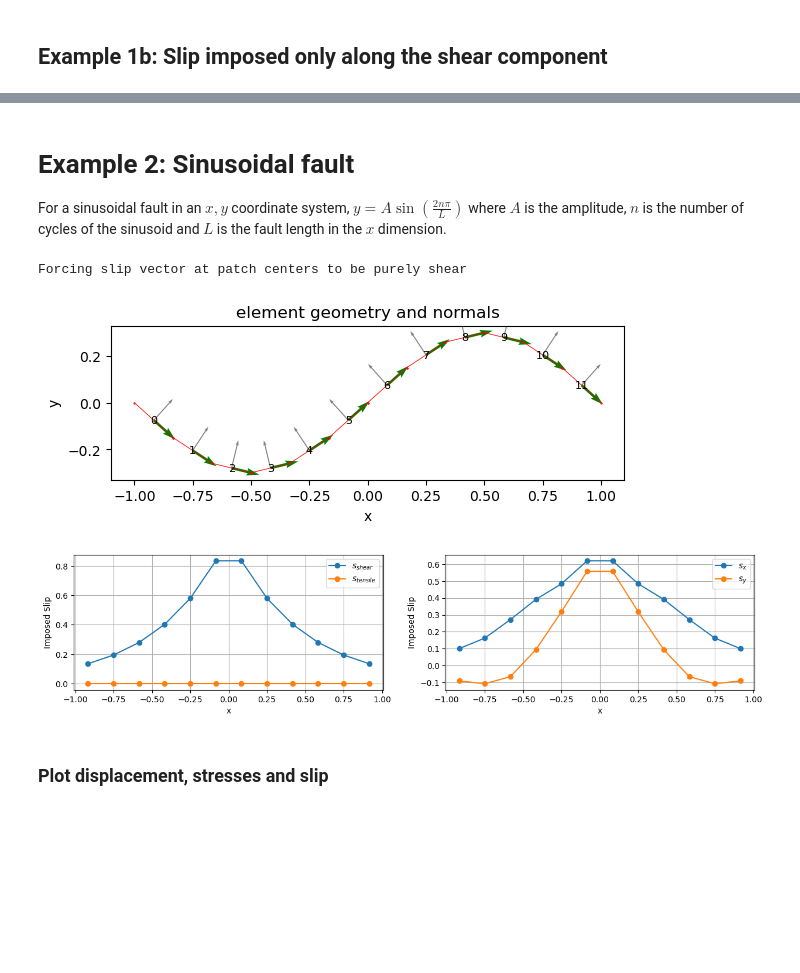
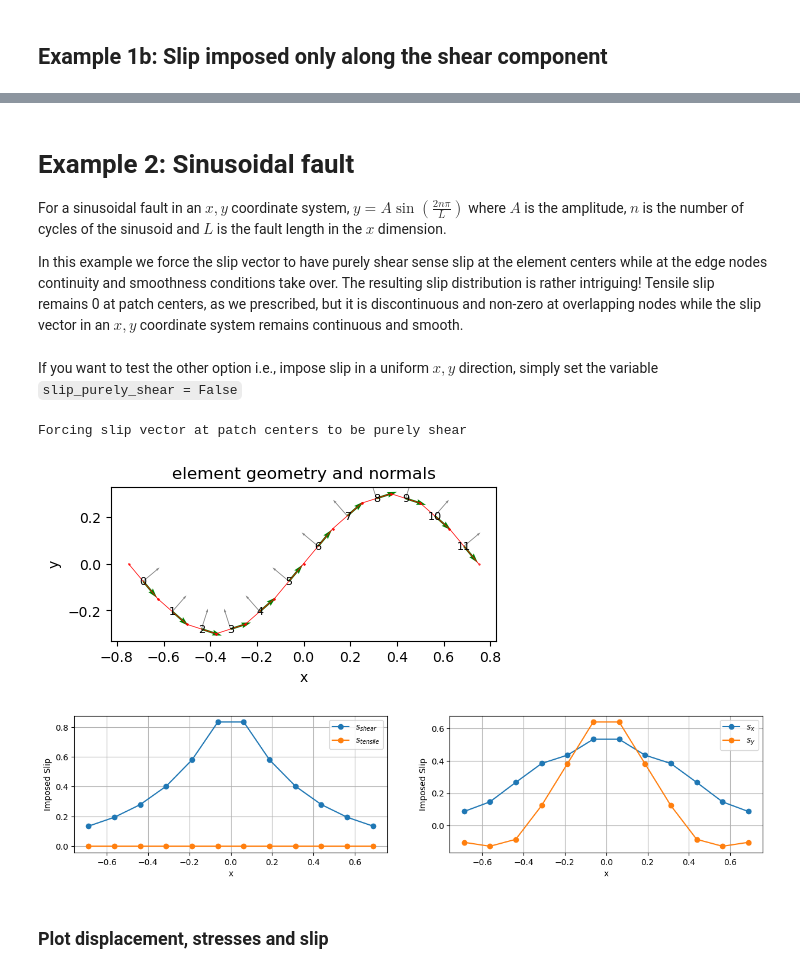
Before and after one commit to mallickrishg/bemcs, a Jupyter notebook: examples/examples_1_nonplanarfaults.ipynb, the cells around one changed output, grey strips where cells are left out. Saved outputs shown, nothing was run; the diff lists cells and outputs as text; code cells hidden in the pictures; blank space fills up the shorter version.

Commit message:
made example 1 easier to read

```diff
--- a/examples/examples_1_nonplanarfaults.ipynb
+++ b/examples/examples_1_nonplanarfaults.ipynb
@@ -292,3 +290,5 @@ plt.show()
 # Example 2: Sinusoidal fault
 
 For a sinusoidal fault in an $x,y$ coordinate system, $y = A\sin\left(\frac{2n\pi}{L}\right)$ where $A$ is the amplitude, $n$ is the number of cycles of the sinusoid and $L$ is the fault length in the $x$ dimension.
+
+In this example we force the slip vector to have purely shear sense slip at the element centers while at the edge nodes continuity and smoothness conditions take over. The resulting slip distribution is rather intriguing! Tensile slip remains 0 at patch centers, as we prescribed, but it is discontinuous and non-zero at overlapping nodes while the slip vector in an $x,y$ coordinate system remains continuous and smooth.
@@ -295,13 +298,13 @@ For a sinusoidal fault in an $x,y$ coordinate system, $y = A\sin\left(\frac{2n\p
+# %% [markdown]
+
+If you want to test the other option i.e., impose slip in a uniform $x,y$ direction, simply set the variable `slip_purely_shear = False`
 # %%
 # use a non-uniform mesh
 n_elements = 12
-L_fault = 2. # fault length in x
+L_fault = 1.5 # fault length in x
 
 # specify amplitude and number of wavelengths for sinusoidal fault geometry
 y_amplitude,lambda_cycles = 0.3,1.
-
-# flag for slip to be purely shear
-slip_purely_shear = True
 
 # sinusoidal y-positions for fault elements
 sorted_xlocs = np.linspace(-L_fault/2 + L_fault/n_elements,L_fault/2-L_fault/n_elements,n_elements-1)
@@ -323,20 +326,26 @@ for i in range(n_elements):
 elements = bemcs.standardize_elements(elements)
 
 # slip imposed at central nodes of each patch (these are in x,y coordinates)
-slip_vector_s = np.exp(-np.abs(np.linspace(-1,1,n_elements))/2/(0.5**2))
-slip_vector_n = np.zeros_like(slip_vector_s)
-slip_vector_x = np.zeros_like(slip_vector_s)
-slip_vector_y = np.zeros_like(slip_vector_s)
+slip_values = np.exp(-np.abs(np.linspace(-1,1,n_elements))/2/(0.5**2))
+slip_vector_x = np.zeros_like(slip_values)
+slip_vector_y = np.zeros_like(slip_values)
+slip_vector_s = np.zeros_like(slip_values)
+slip_vector_n = np.zeros_like(slip_values)
 
 # force slip vector to be purely shear (s_n = 0)
 if slip_purely_shear==True:
+    slip_vector_s = slip_values
+    slip_vector_n = np.zeros_like(slip_vector_s)
     slip_vector = np.vstack((slip_vector_s,slip_vector_n)).T
     print("Forcing slip vector at patch centers to be purely shear")
     for i in range(len(elements)):
         slip_vector_x[i],slip_vector_y[i] = slip_vector[i,:]@elements[i]["inverse_rotation_matrix"]
 else:
-    slip_vector_x = slip_vector_s
-    slip_vector_y = slip_vector_n
+    slip_vector_x = slip_values
+    slip_vector_y = np.zeros_like(slip_vector_x)
+    slip_vector = np.vstack((slip_vector_x,slip_vector_y)).T
+    for i in range(len(elements)):
+        slip_vector_s[i],slip_vector_n[i] = slip_vector[i,:]@elements[i]["rotation_matrix"]
 
 # plot geometry of mesh
 plt.figure(figsize=(15,2))
@@ -377,35 +386,35 @@ BCvector[3:-2:6] = slip_vector_y.reshape(-1,1)
 # Linear operator for BCs as a matrix
 # boundary nodes
 # matrix_system[0:2,:] = matrix_slipgradient[0:2:]
 # matrix_system[-2:,:] = matrix_slipgradient[-2:,:]
 matrix_system[0:2,:] = matrix_slip[0:2:]
 matrix_system[-2:,:] = matrix_slip[-2:,:]
 
 # patch center nodes
 matrix_system[2:-3:6,:] = matrix_slip[2:-3:6,:]
 matrix_system[3:-2:6,:] = matrix_slip[3:-2:6,:]
 
 # overlapping interior nodes (apply slip continuity and smoothness)
 # continuity
 matrix_system[4:-7:6,:] = matrix_slip[4:-7:6,:] - matrix_slip[6:-5:6,:]# x component
 matrix_system[5:-6:6,:] = matrix_slip[5:-6:6,:] - matrix_slip[7:-4:6,:]# y component
 # smoothness
 matrix_system[6:-5:6,:] = matrix_slipgradient[4:-7:6,:] - matrix_slipgradient[6:-5:6,:]# x component
 matrix_system[7:-4:6,:] = matrix_slipgradient[5:-6:6,:] - matrix_slipgradient[7:-4:6,:]# y component
 
 # compute quadratic node coefficients (in local (s,n) coordinates)
 quadratic_coefs = np.linalg.inv(matrix_system) @ BCvector
 
 # extract (s,n) components and store them in 2 separate vectors
 quadratic_coefs_s = np.zeros((len(elements)*3,1))
 quadratic_coefs_n = np.zeros((len(elements)*3,1))
 for i in range(len(elements)):
     quadratic_coefs_s[3*i:3*(i+1)] = quadratic_coefs[6*i:6*i+3]
     quadratic_coefs_n[3*i:3*(i+1)] = quadratic_coefs[6*i+3:6*(i+1)]
 # %% [output]
 Forcing slip vector at patch centers to be purely shear
-[figure, old version]
+[figure, new version]
-[figure, old version]
+[figure, new version]
 # %% [markdown]
 ### Plot displacement, stresses and slip
 # %%
```
Also changed, not shown: parts of 8 cells of this notebook.
